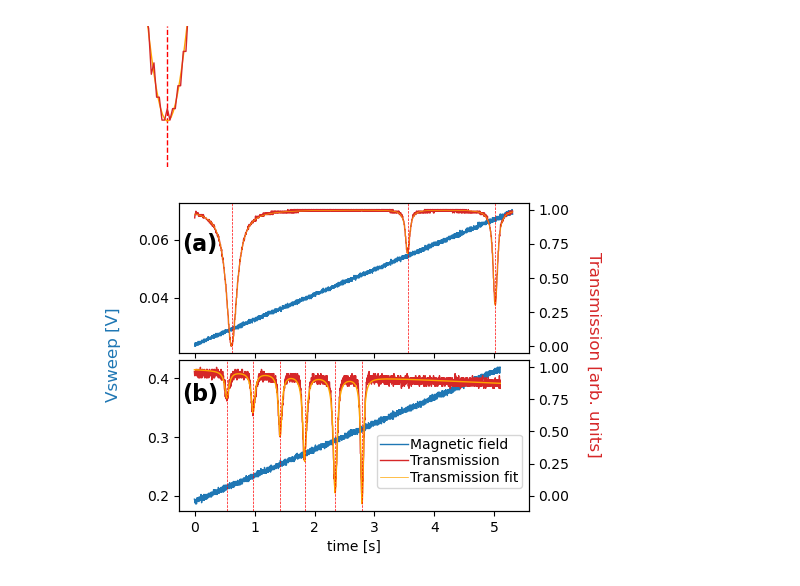
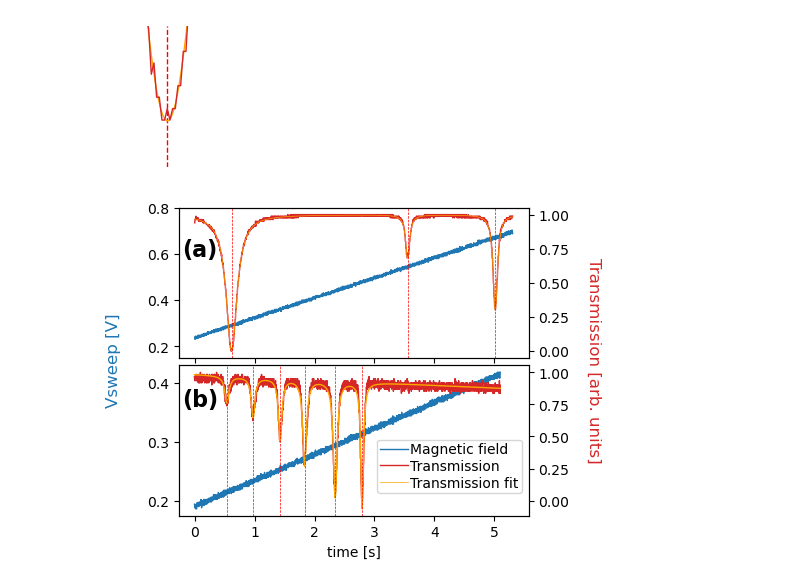
Before and after one commit to MarkZhit/PHYS409-Optical_Pumping, a Jupyter notebook: FigureCreation.ipynb, the cells around one changed output. Drawn from its saved outputs; the diff is of its cells as text; code cells hidden in the pictures.

```diff
--- a/FigureCreation.ipynb
+++ b/FigureCreation.ipynb
@@ -112,7 +129,7 @@ y2_norm_cutFirst = y2_norm_cutFirst/max(y2_norm_cutFirst)
 
 x0s = np.array([1,3.5,4.5])
 
-y1_top = (y1[nCutBeginning:len(time)-nCutEnd])/10
+y1_top = (y1[nCutBeginning:len(time)-nCutEnd])
 y2_top = y2_norm_cutFirst
 time_cutFirst_top = time_cutFirst
 
@@ -192,7 +209,7 @@ fig, (ax1, ax3) = plt.subplots(2, 1, figsize=(5, 4), sharex=True)
 
 # --- TOP PLOT (ax1 and ax2) ---
 color_sweep = 'tab:blue'
-# ax1.set_ylabel('Vsweep [V]', color=color_sweep)
+ax1.set_ylim(0.15,0.8)
 ax1.plot(time_cutFirst_top, y1_top, linewidth=1, label='Magnetic field', color=color_sweep)
 
 ax2 = ax1.twinx()
@@ -217,31 +234,31 @@ ax4.plot(time_cutFirst_bottom, m.sextuple_lorentz(time_cutFirst_bottom, *popt_bo
 ax4.axvline(x=popt_bottom[4], color='red', linestyle='--', linewidth=0.5)
 ax4.axvline(x=popt_bottom[7], color='red', linestyle='--', linewidth=0.5)
 ax4.axvline(x=popt_bottom[10], color='red', linestyle='--', linewidth=0.5)
 ax4.axvline(x=popt_bottom[13], color='red', linestyle='--', linewidth=0.5)
 ax4.axvline(x=popt_bottom[16], color='red', linestyle='--', linewidth=0.5)
 ax4.axvline(x=popt_bottom[19], color='red', linestyle='--', linewidth=0.5)
 
 ax3.text(0.01, -0.2, '(b)', transform=ax1.transAxes, fontsize=16, color='black', fontweight='bold', va='top')
 
 # Remove vertical space between subplots
 plt.subplots_adjust(hspace=0.05)
 # fig.supylabel('Vsweep [V]', color=color_sweep, x=0.02)
 # fig.supylabel('Transmission [arb. units]',
 #               color=color_trans,
 #               x=0.98,
 #               rotation=270)
 
 fig.text(0.02, 0.5, 'Vsweep [V]',
          va='center', ha='center', rotation='vertical',
          color=color_sweep, fontsize=12)
 
 fig.text(0.98, 0.5, 'Transmission [arb. units]',
          va='center', ha='center', rotation=270,
          color=color_trans, fontsize=12)
 plt.subplots_adjust(left=0.15, right=0.85, hspace=0.05)
 # fig.legend(bbox_to_anchor=(0.85, 0.15),loc='lower right')
 fig.legend(borderpad=0.2, labelspacing=0.2, handletextpad=0.2,bbox_to_anchor=(0.85, 0.15),loc='lower right')
 plt.savefig("figures/combined_stack_low+highB_oscilloscope.pdf", dpi=300, pad_inches=0, bbox_inches='tight')
 plt.show()
 # %% [output]
-[figure, old version]
+[figure, new version]
```
Also changed, not shown: parts of 1 cell of this notebook, 9 other files.
